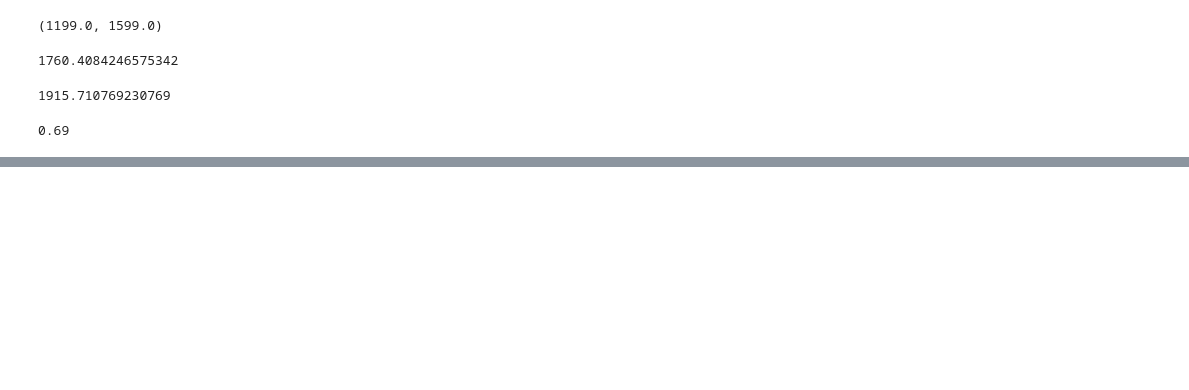
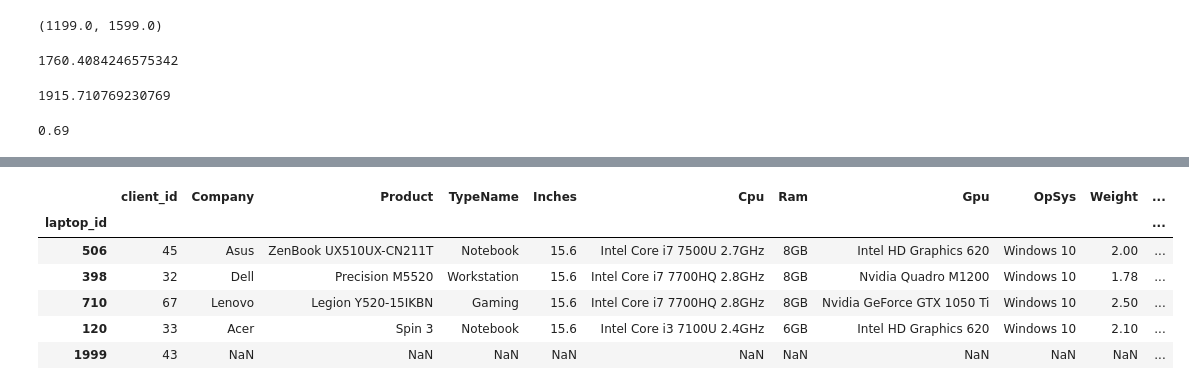
Before and after one commit to MrsMystique/python-repo, a Jupyter notebook: classwork.ipynb, the cells around one changed output, grey strips where cells are left out. Saved outputs shown, nothing was run; the diff lists cells and outputs as text; code cells hidden in the pictures; blank space fills up the shorter version.

```diff
--- a/classwork.ipynb
+++ b/classwork.ipynb
@@ -205,0 +316,5 @@ df['Weight'].min()
+# %%
+clients = pd.DataFrame({
+    'client_id': [45, 32, 67, 33, 43],
+    'laptop_id': [506, 398, 710, 120, 1999]
+})
@@ -205,0 +330,13 @@ df['Weight'].min()
+# %%
+clients_laptop_id = clients.set_index('laptop_id')
+clients_laptop_id
+joined = clients_laptop_id.join(df)
+joined
+# %% [output]
+|  | client_id | Company | Product | TypeName | Inches | Cpu | Ram | Gpu | OpSys | Weight | ... |
+| laptop_id |  |  |  |  |  |  |  |  |  |  | ... |
+| 506 | 45 | Asus | ZenBook UX510UX-CN211T | Notebook | 15.6 | Intel Core i7 7500U 2.7GHz | 8GB | Intel HD Graphics 620 | Windows 10 | 2.00 | ... |
+| 398 | 32 | Dell | Precision M5520 | Workstation | 15.6 | Intel Core i7 7700HQ 2.8GHz | 8GB | Nvidia Quadro M1200 | Windows 10 | 1.78 | ... |
+| 710 | 67 | Lenovo | Legion Y520-15IKBN | Gaming | 15.6 | Intel Core i7 7700HQ 2.8GHz | 8GB | Nvidia GeForce GTX 1050 Ti | Windows 10 | 2.50 | ... |
+| 120 | 33 | Acer | Spin 3 | Notebook | 15.6 | Intel Core i3 7100U 2.4GHz | 6GB | Intel HD Graphics 620 | Windows 10 | 2.10 | ... |
+| 1999 | 43 | NaN | NaN | NaN | NaN | NaN | NaN | NaN | NaN | NaN | ... |
```
Also changed, not shown: parts of 18 cells of this notebook, 4 other files.
